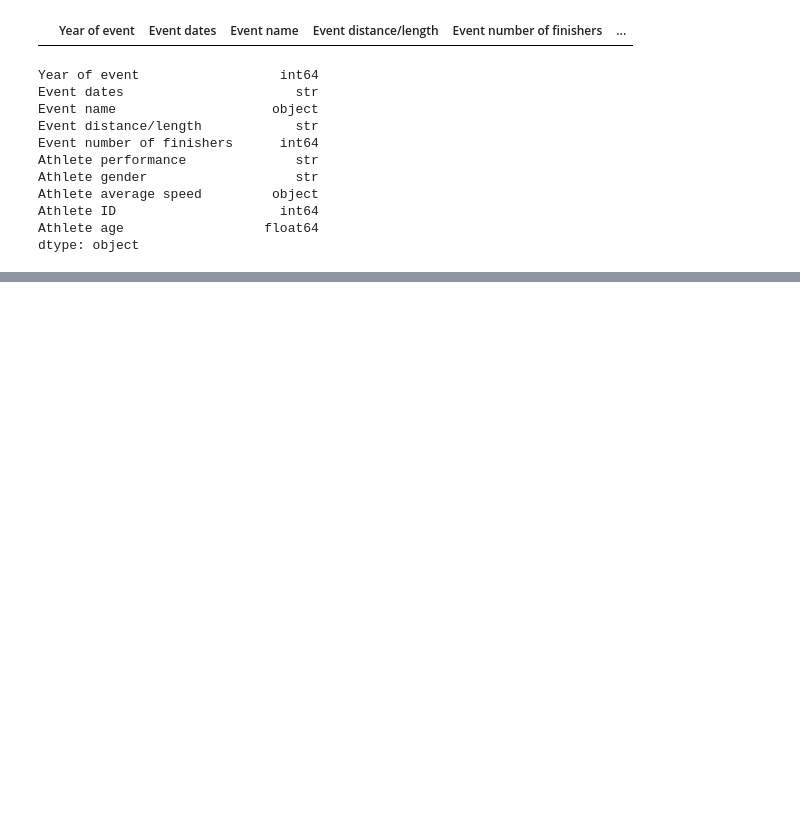
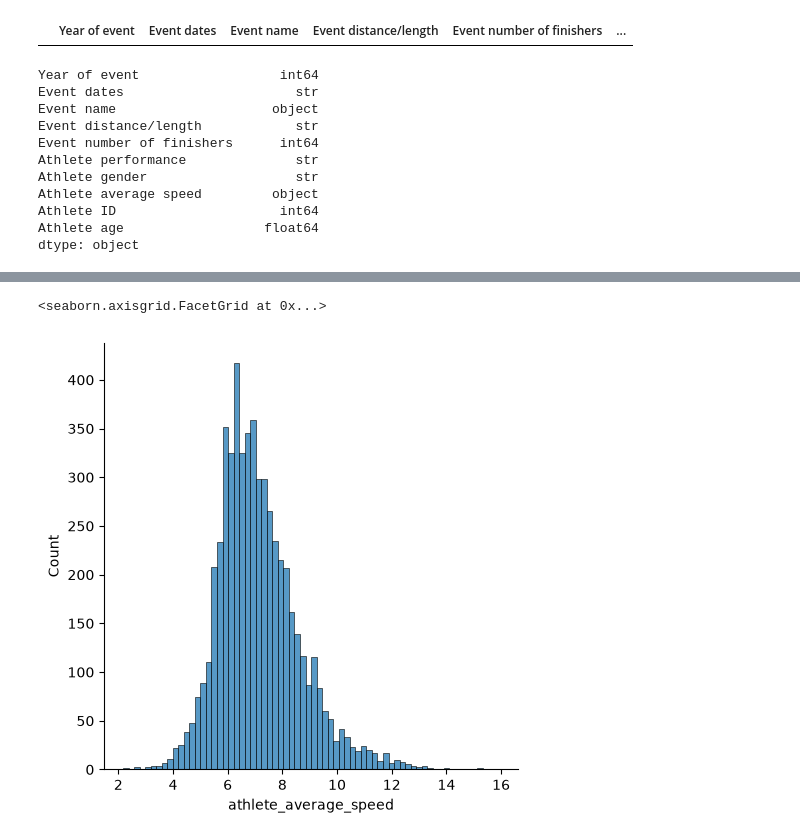
Before and after one commit to AyushNair30/Exploratory-data-analysis-python, a Jupyter notebook: analysis.ipynb, the cells around one changed output, grey strips where cells are left out. Drawn from its saved outputs; the diff is of its cells as text; code cells hidden in the pictures; blank space fills up the shorter version.

```diff
--- a/analysis.ipynb
+++ b/analysis.ipynb
@@ -232,0 +243,5 @@ df2.head()
+# %%
+sns.displot(df2[df2['race_length']=='50mi']['athlete_average_speed'])
+# %% [output]
+<seaborn.axisgrid.FacetGrid at 0x...>
+[figure, added]
```
Also changed, not shown: parts of 13 cells of this notebook, 1 other file.
